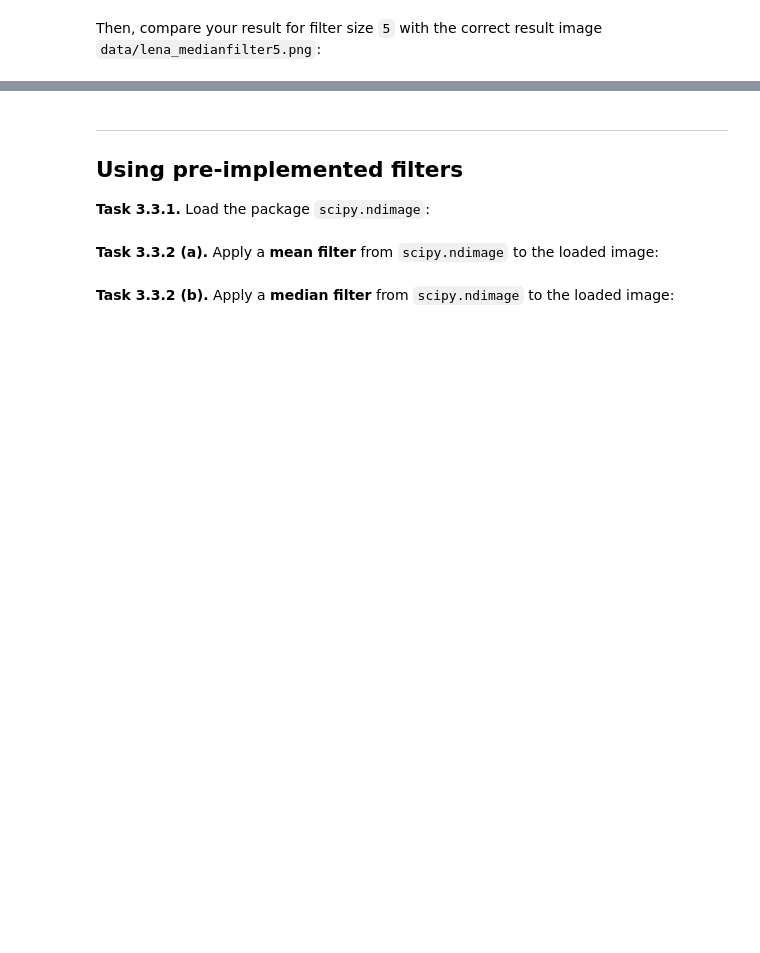
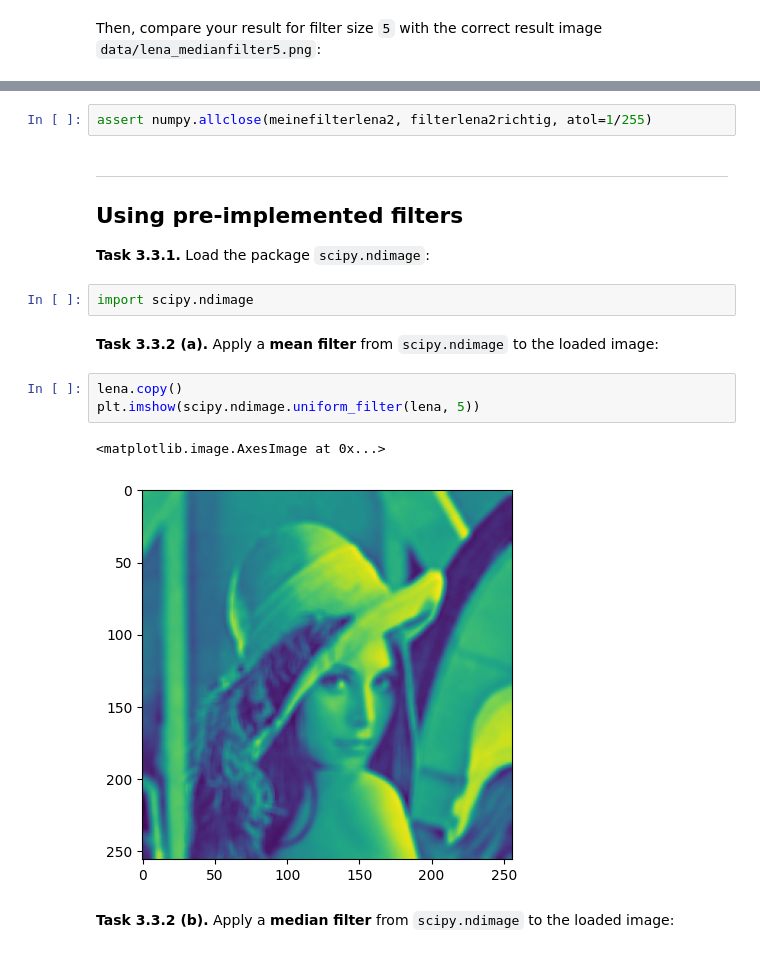
Before and after one commit to mpcaro/mobi-fs3-python, a Jupyter notebook: task3.ipynb, the cells around one changed output, grey strips where cells are left out. Saved outputs shown, nothing was run; the diff lists cells and outputs as text; blank space fills up the shorter version.

```diff
--- a/task3.ipynb
+++ b/task3.ipynb
@@ -77,10 +91,20 @@ Then, compare your result for filter size `5` with the correct result image `dat
+# %%
+assert numpy.allclose(meinefilterlena2, filterlena2richtig, atol=1/255)
 # %% [markdown]
 ---
 
 ## Using pre-implemented filters
 
 **<a id="#">Task 3.3.1.</a>** Load the package `scipy.ndimage`:
+# %%
+import scipy.ndimage
 # %% [markdown]
 **<a id="#">Task 3.3.2 (a).</a>** Apply a **mean filter** from `scipy.ndimage` to the loaded image:
+# %%
+lena.copy()
+plt.imshow(scipy.ndimage.uniform_filter(lena, 5))
+# %% [output]
+<matplotlib.image.AxesImage at 0x...>
+[figure, added]
 # %% [markdown]
 **<a id="#">Task 3.3.2 (b).</a>** Apply a **median filter** from `scipy.ndimage` to the loaded image:
```
Also changed, not shown: parts of 10 cells of this notebook.
